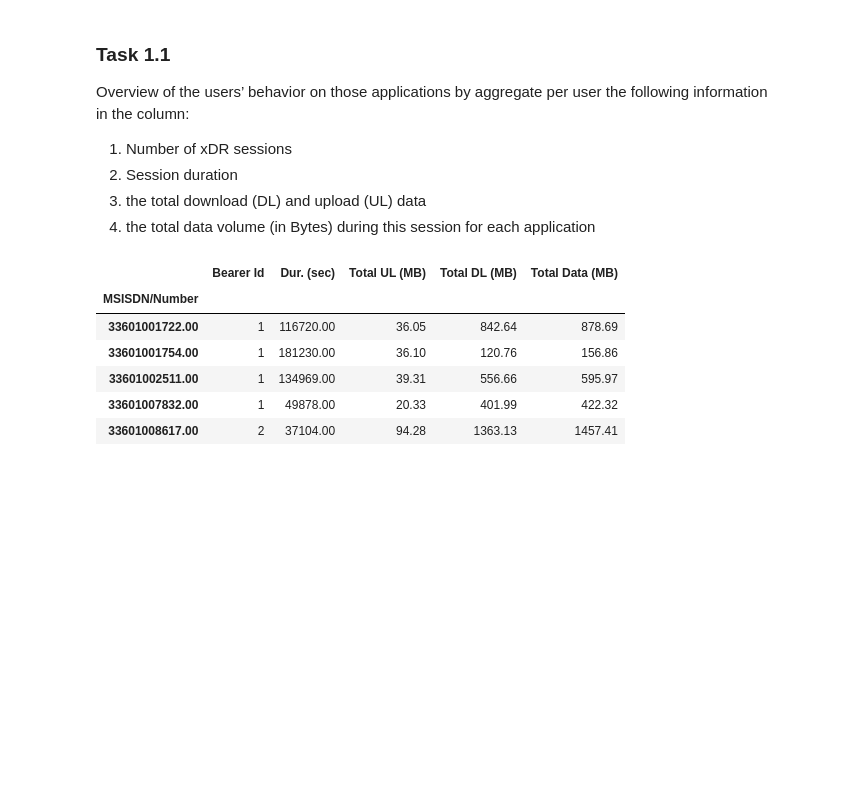
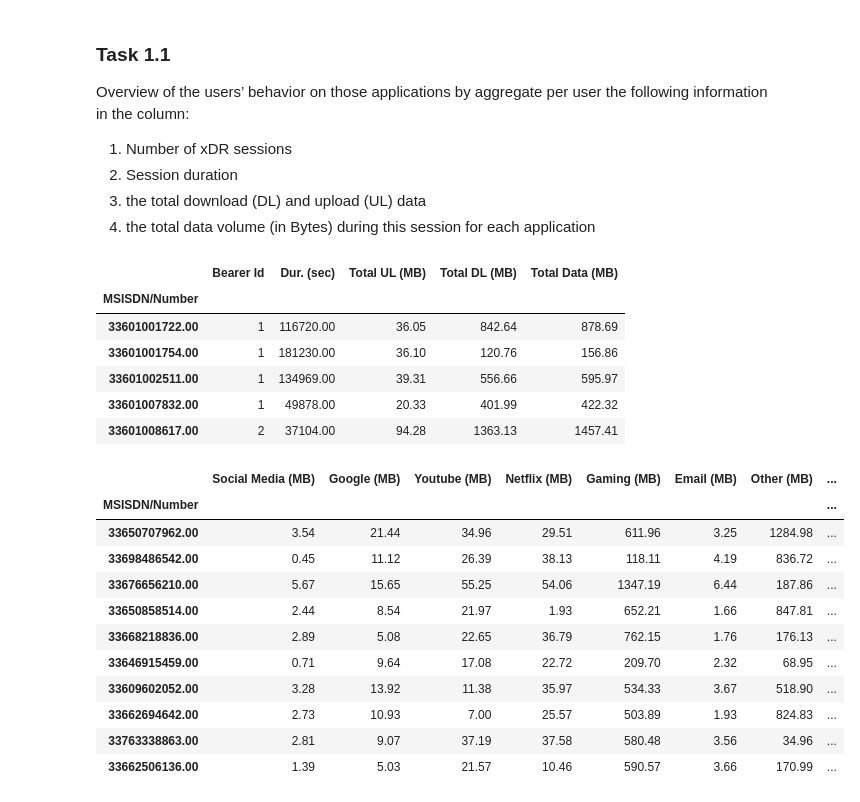
Before and after one commit to bkget/Telecom-Data-Analysis, a Jupyter notebook: notebooks/2_user_overview_analysis.ipynb, the cells around one changed output. Cells and saved outputs as stored; diff of their text form; code cells hidden in the pictures; blank space fills up the shorter version.

Commit message:
Get user app usage

```diff
--- a/notebooks/2_user_overview_analysis.ipynb
+++ b/notebooks/2_user_overview_analysis.ipynb
@@ -152,3 +152,43 @@ aggrigation_result.head()
 | 33601002511.00 | 1 | 134969.00 | 39.31 | 556.66 | 595.97 |
 | 33601007832.00 | 1 | 49878.00 | 20.33 | 401.99 | 422.32 |
 | 33601008617.00 | 2 | 37104.00 | 94.28 | 1363.13 | 1457.41 |
+# %%
+user_app_usage = cleaned_df.copy()
+
+user_app_usage["Social Media (MB)"] = user_app_usage["Social Media DL (Bytes)"] + user_app_usage['Social Media UL (Bytes)']
+user_app_usage["Google (MB)"]       = user_app_usage["Google DL (Bytes)"] + user_app_usage["Google UL (Bytes)"]
+user_app_usage['Youtube (MB)']      = user_app_usage["Youtube DL (Bytes)"] + user_app_usage["Youtube UL (Bytes)"]
+user_app_usage['Netflix (MB)']      = user_app_usage["Netflix DL (Bytes)"] + user_app_usage["Netflix UL (Bytes)"]
+user_app_usage["Gaming (MB)"]       = user_app_usage["Gaming DL (Bytes)"] + user_app_usage["Gaming UL (Bytes)"]
+user_app_usage['Email (MB)']        = user_app_usage["Email DL (Bytes)"] + user_app_usage["Email UL (Bytes)"]
+user_app_usage['Other (MB)']        = user_app_usage["Other DL (Bytes)"]+ user_app_usage["Other UL (Bytes)"]
+user_app_usage['Total Data (MB)']   = user_app_usage['Total UL (MB)'] + user_app_usage['Total DL (MB)']
+# %%
+# Convert to MB
+
+user_app_usage["Social Media (MB)"] = user_overview_script.convert_bytes_to_megabytes(cleaned_df["Social Media"])
+user_app_usage["Google (MB)"]       = user_overview_script.convert_bytes_to_megabytes(cleaned_df["Google"])
+user_app_usage['Youtube (MB)']      = user_overview_script.convert_bytes_to_megabytes(cleaned_df["Youtube"])
+user_app_usage['Netflix (MB)']      = user_overview_script.convert_bytes_to_megabytes(cleaned_df["Netflix"])
+user_app_usage["Gaming (MB)"]       = user_overview_script.convert_bytes_to_megabytes(cleaned_df["Gaming"])
+user_app_usage['Email (MB)']        = user_overview_script.convert_bytes_to_megabytes(cleaned_df["Email"])
+user_app_usage['Other (MB)']        = user_overview_script.convert_bytes_to_megabytes(cleaned_df["Other"])
+# %%
+app_columns = ['MSISDN/Number','Social Media (MB)','Google (MB)', 'Youtube (MB)','Netflix (MB)', \
+              'Gaming (MB)', 'Email (MB)', 'Other (MB)', 'Total Data (MB)']
+# %%
+user_app_behavior = user_app_usage[app_columns].groupby('MSISDN/Number').sum().sample(10)
+user_app_behavior
+# %% [output]
+|  | Social Media (MB) | Google (MB) | Youtube (MB) | Netflix (MB) | Gaming (MB) | Email (MB) | Other (MB) | ... |
+| MSISDN/Number |  |  |  |  |  |  |  | ... |
+| 33650707962.00 | 3.54 | 21.44 | 34.96 | 29.51 | 611.96 | 3.25 | 1284.98 | ... |
+| 33698486542.00 | 0.45 | 11.12 | 26.39 | 38.13 | 118.11 | 4.19 | 836.72 | ... |
+| 33676656210.00 | 5.67 | 15.65 | 55.25 | 54.06 | 1347.19 | 6.44 | 187.86 | ... |
+| 33650858514.00 | 2.44 | 8.54 | 21.97 | 1.93 | 652.21 | 1.66 | 847.81 | ... |
+| 33668218836.00 | 2.89 | 5.08 | 22.65 | 36.79 | 762.15 | 1.76 | 176.13 | ... |
+| 33646915459.00 | 0.71 | 9.64 | 17.08 | 22.72 | 209.70 | 2.32 | 68.95 | ... |
+| 33609602052.00 | 3.28 | 13.92 | 11.38 | 35.97 | 534.33 | 3.67 | 518.90 | ... |
+| 33662694642.00 | 2.73 | 10.93 | 7.00 | 25.57 | 503.89 | 1.93 | 824.83 | ... |
+| 33763338863.00 | 2.81 | 9.07 | 37.19 | 37.58 | 580.48 | 3.56 | 34.96 | ... |
+| 33662506136.00 | 1.39 | 5.03 | 21.57 | 10.46 | 590.57 | 3.66 | 170.99 | ... |
```
